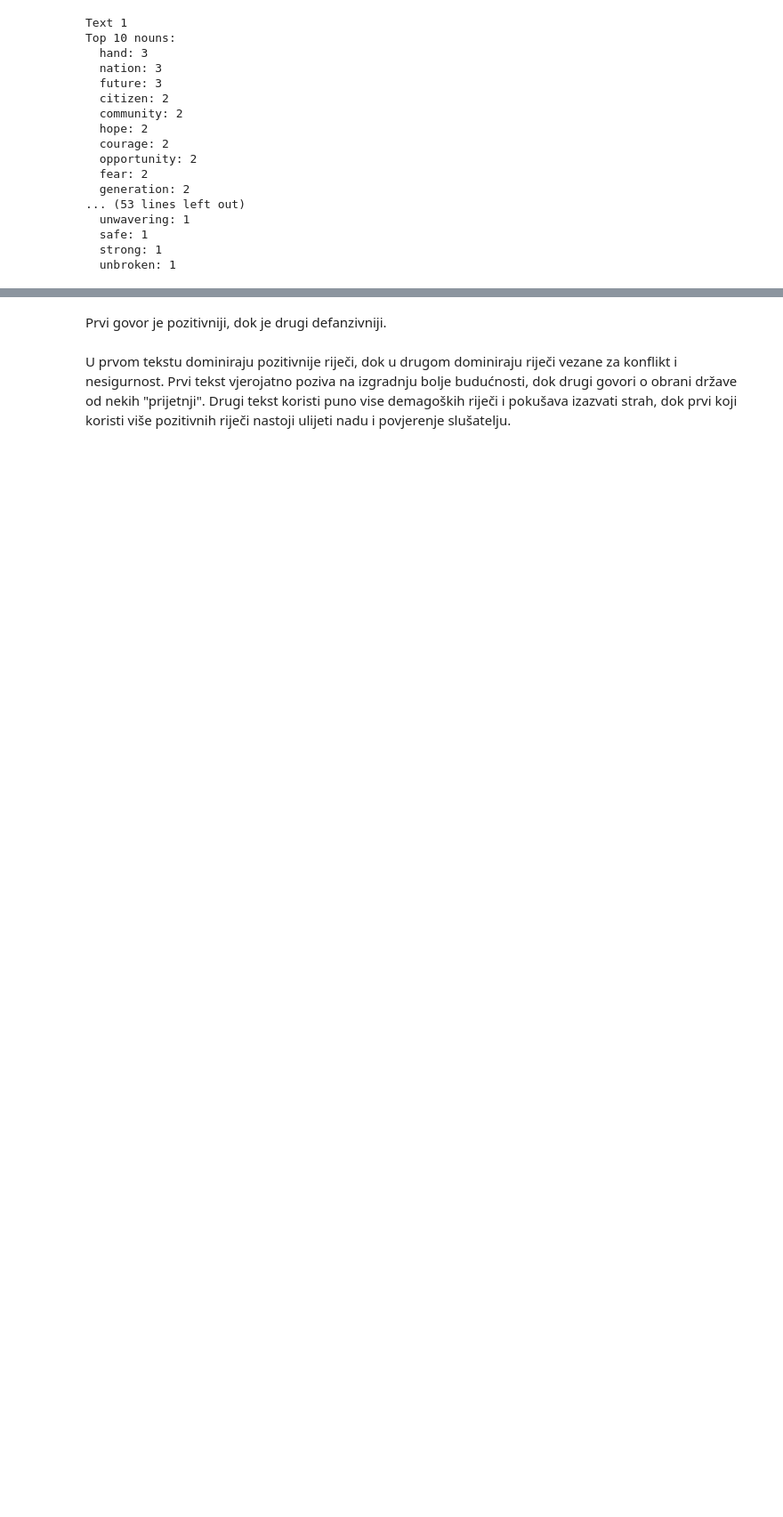
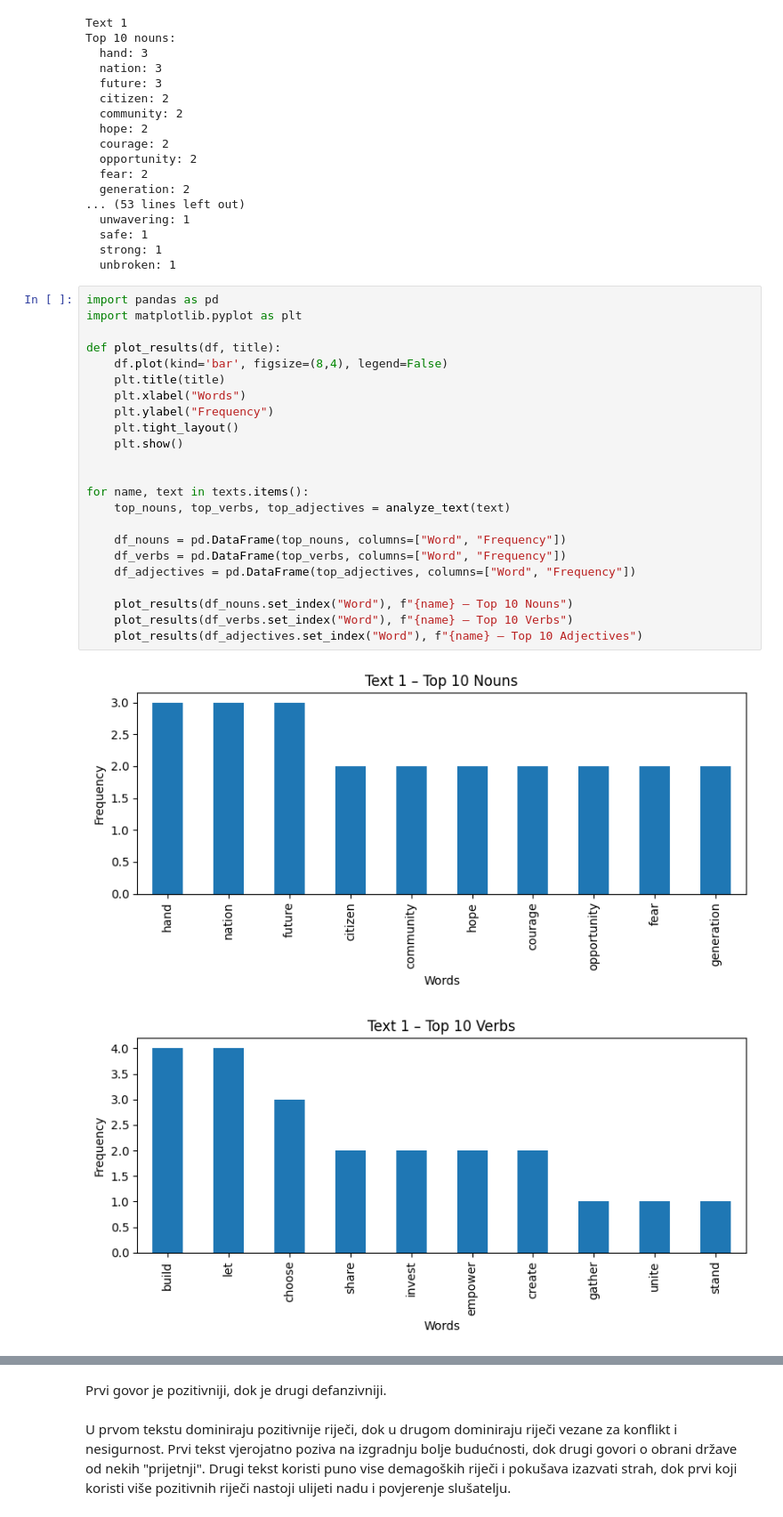
Before and after one commit to kiko4902/nlp_lv, a Jupyter notebook: LV1_NLP.ipynb, the cells around one changed output, grey strips where cells are left out. Shown at 89% size. Drawn from its saved outputs; the diff is of its cells as text; blank space fills up the shorter version.

```diff
--- a/LV1_NLP.ipynb
+++ b/LV1_NLP.ipynb
@@ -781,3 +781,29 @@ Top 10 nouns:
   safe: 1
   strong: 1
   unbroken: 1
+# %%
+import pandas as pd
+import matplotlib.pyplot as plt
+
+def plot_results(df, title):
+    df.plot(kind='bar', figsize=(8,4), legend=False)
+    plt.title(title)
+    plt.xlabel("Words")
+    plt.ylabel("Frequency")
+    plt.tight_layout()
+    plt.show()
+
+
+for name, text in texts.items():
+    top_nouns, top_verbs, top_adjectives = analyze_text(text)
+
+    df_nouns = pd.DataFrame(top_nouns, columns=["Word", "Frequency"])
+    df_verbs = pd.DataFrame(top_verbs, columns=["Word", "Frequency"])
+    df_adjectives = pd.DataFrame(top_adjectives, columns=["Word", "Frequency"])
+
+    plot_results(df_nouns.set_index("Word"), f"{name} – Top 10 Nouns")
+    plot_results(df_verbs.set_index("Word"), f"{name} – Top 10 Verbs")
+    plot_results(df_adjectives.set_index("Word"), f"{name} – Top 10 Adjectives")
+# %% [output]
+[figure, added]
+[figure, added]
```
Also changed, not shown: parts of 2 cells of this notebook.
